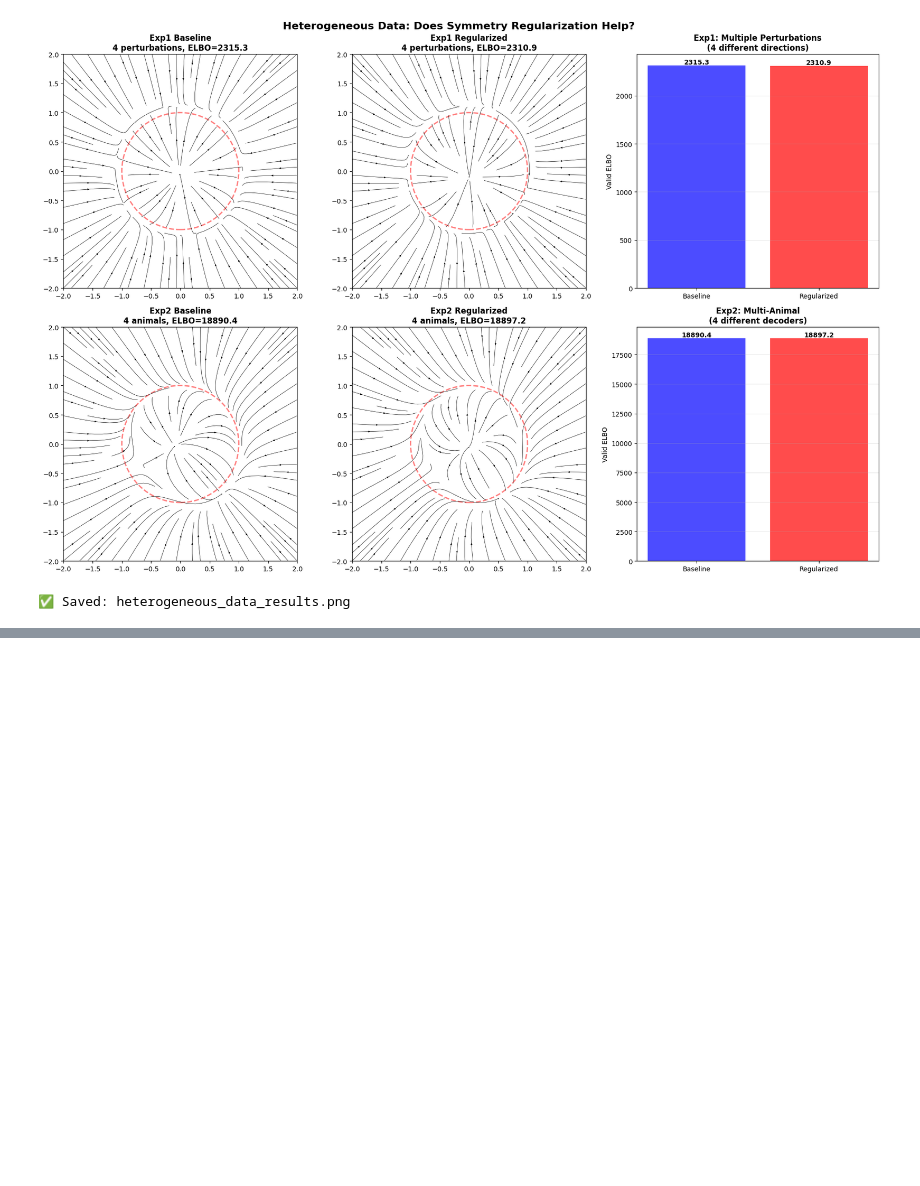
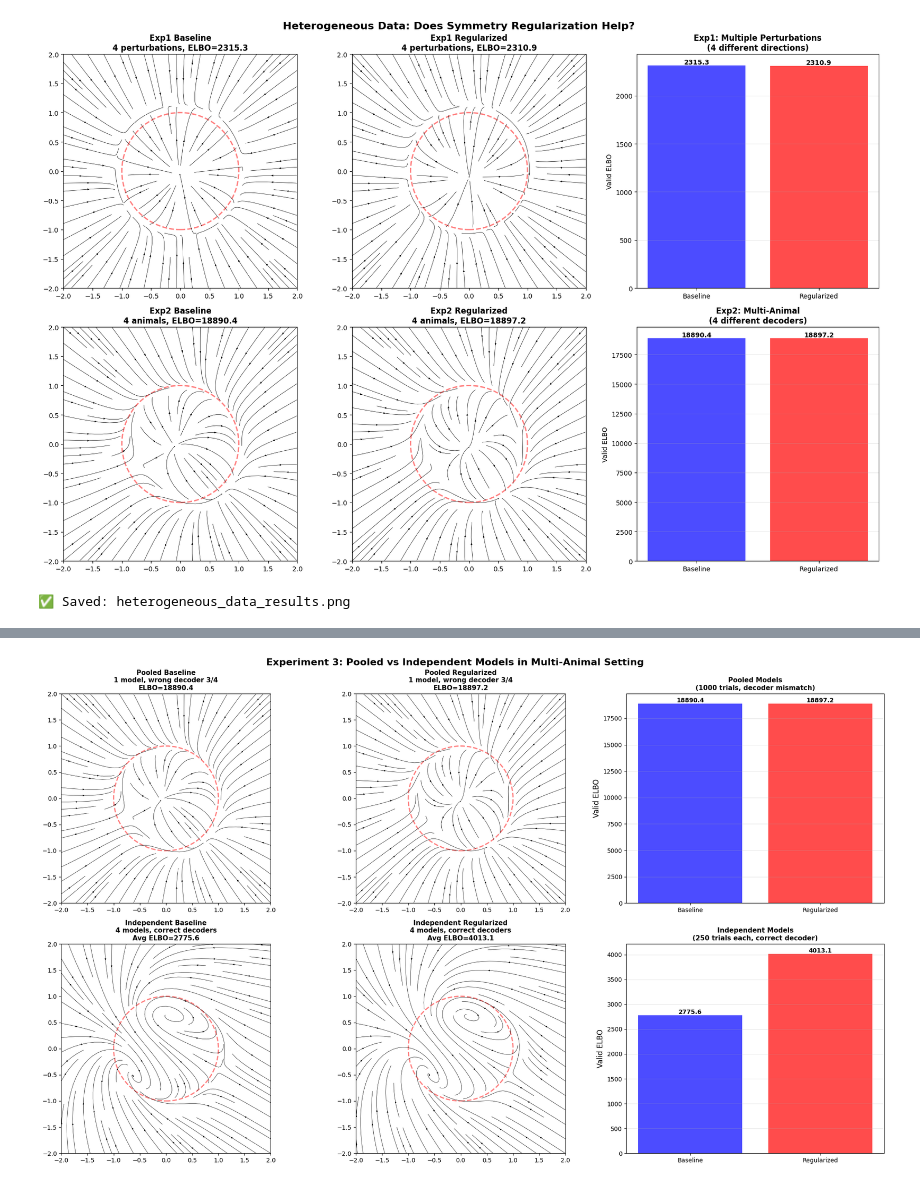
Before and after one commit to aliang9/symm_reg, a Jupyter notebook: in_progress/heterogeneous_data_experiment.ipynb, the cells around one changed output, grey strips where cells are left out. Cells and saved outputs as stored; diff of their text form; code cells hidden in the pictures; blank space fills up the shorter version.

Commit message:
multi dynamics exp and more noisy test

```diff
--- a/in_progress/heterogeneous_data_experiment.ipynb
+++ b/in_progress/heterogeneous_data_experiment.ipynb
@@ -546,0 +764,84 @@ print("\n✅ Saved: heterogeneous_data_results.png")
+# %%
+fig, axes = plt.subplots(2, 3, figsize=(20, 12))
+
+# Row 1: Pooled models
+ax = axes[0, 0]
+ssm_exp2_baseline.eval()
+plot_utils.plot_two_d_vector_field(ssm_exp2_baseline.dynamics_mod.mean_fn, ax, min_xy=-2, max_xy=2)
+circle = plt.Circle((0, 0), 1.0, fill=False, color='red', linewidth=2, alpha=0.5, linestyle='--')
+ax.add_patch(circle)
+ax.set_title(f'Pooled Baseline\n1 model, wrong decoder 3/4\nELBO={stats_exp2_baseline["elbo"]:.1f}',
+             fontweight='bold', fontsize=11)
+ax.set_xlim(-2, 2)
+ax.set_ylim(-2, 2)
+ax.set_aspect('equal')
+
+ax = axes[0, 1]
+ssm_exp2_reg.eval()
+plot_utils.plot_two_d_vector_field(ssm_exp2_reg.dynamics_mod.mean_fn, ax, min_xy=-2, max_xy=2)
+circle = plt.Circle((0, 0), 1.0, fill=False, color='red', linewidth=2, alpha=0.5, linestyle='--')
+ax.add_patch(circle)
+ax.set_title(f'Pooled Regularized\n1 model, wrong decoder 3/4\nELBO={stats_exp2_reg["elbo"]:.1f}',
+             fontweight='bold', fontsize=11)
+ax.set_xlim(-2, 2)
+ax.set_ylim(-2, 2)
+ax.set_aspect('equal')
+
+# Pooled comparison
+ax = axes[0, 2]
+bars = ax.bar(['Baseline', 'Regularized'],
+              [stats_exp2_baseline['elbo'], stats_exp2_reg['elbo']],
+              color=['blue', 'red'], alpha=0.7)
+ax.set_ylabel('Valid ELBO', fontsize=12)
+ax.set_title('Pooled Models\n(1000 trials, decoder mismatch)', fontweight='bold', fontsize=11)
+ax.grid(True, alpha=0.3, axis='y')
+for bar in bars:
+    height = bar.get_height()
+    ax.text(bar.get_x() + bar.get_width()/2., height,
+            f'{height:.1f}', ha='center', va='bottom', fontweight='bold')
+
+# Row 2: Independent models (show first animal as example)
+ax = axes[1, 0]
+ssm_indep_baseline[3].eval()
+plot_utils.plot_two_d_vector_field(ssm_indep_baseline[3].dynamics_mod.mean_fn, ax, min_xy=-2, max_xy=2)
+circle = plt.Circle((0, 0), 1.0, fill=False, color='red', linewidth=2, alpha=0.5, linestyle='--')
+ax.add_patch(circle)
+ax.set_title(f'Independent Baseline\n4 models, correct decoders\nAvg ELBO={avg_elbo_indep_baseline:.1f}',
+             fontweight='bold', fontsize=11)
+ax.set_xlim(-2, 2)
+ax.set_ylim(-2, 2)
+ax.set_aspect('equal')
+
+ax = axes[1, 1]
+ssm_indep_reg[3].eval()
+plot_utils.plot_two_d_vector_field(ssm_indep_reg[3].dynamics_mod.mean_fn, ax, min_xy=-2, max_xy=2)
+circle = plt.Circle((0, 0), 1.0, fill=False, color='red', linewidth=2, alpha=0.5, linestyle='--')
+ax.add_patch(circle)
+ax.set_title(f'Independent Regularized\n4 models, correct decoders\nAvg ELBO={avg_elbo_indep_reg:.1f}',
+             fontweight='bold', fontsize=11)
+ax.set_xlim(-2, 2)
+ax.set_ylim(-2, 2)
+ax.set_aspect('equal')
+
+# Independent comparison
+ax = axes[1, 2]
+bars = ax.bar(['Baseline', 'Regularized'],
+              [avg_elbo_indep_baseline, avg_elbo_indep_reg],
+              color=['blue', 'red'], alpha=0.7)
+ax.set_ylabel('Valid ELBO', fontsize=12)
+ax.set_title('Independent Models\n(250 trials each, correct decoder)', fontweight='bold', fontsize=11)
+ax.grid(True, alpha=0.3, axis='y')
+for bar in bars:
+    height = bar.get_height()
+    ax.text(bar.get_x() + bar.get_width()/2., height,
+            f'{height:.1f}', ha='center', va='bottom', fontweight='bold')
+
+plt.suptitle('Experiment 3: Pooled vs Independent Models in Multi-Animal Setting',
+             fontsize=16, fontweight='bold')
+plt.tight_layout()
+plt.savefig('experiment3_pooled_vs_independent.png', dpi=300, bbox_inches='tight')
+plt.show()
+
+print("\n✅ Saved: experiment3_pooled_vs_independent.png")
+# %% [output]
+[figure, added]
```
Also changed, not shown: parts of 8 cells of this notebook, 1 other file.
